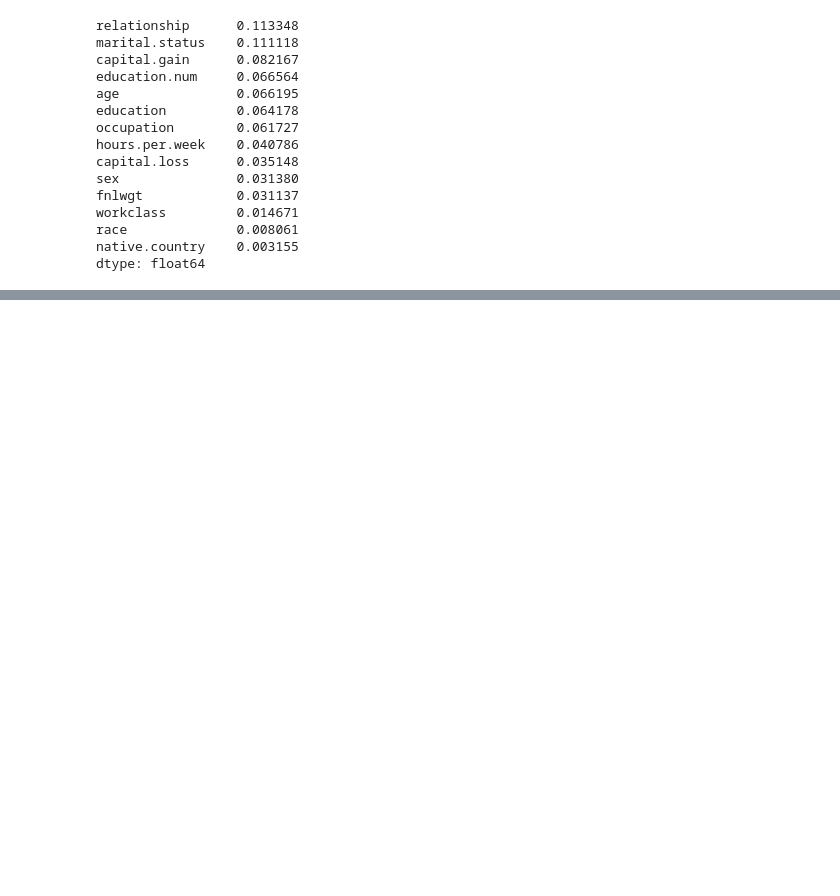
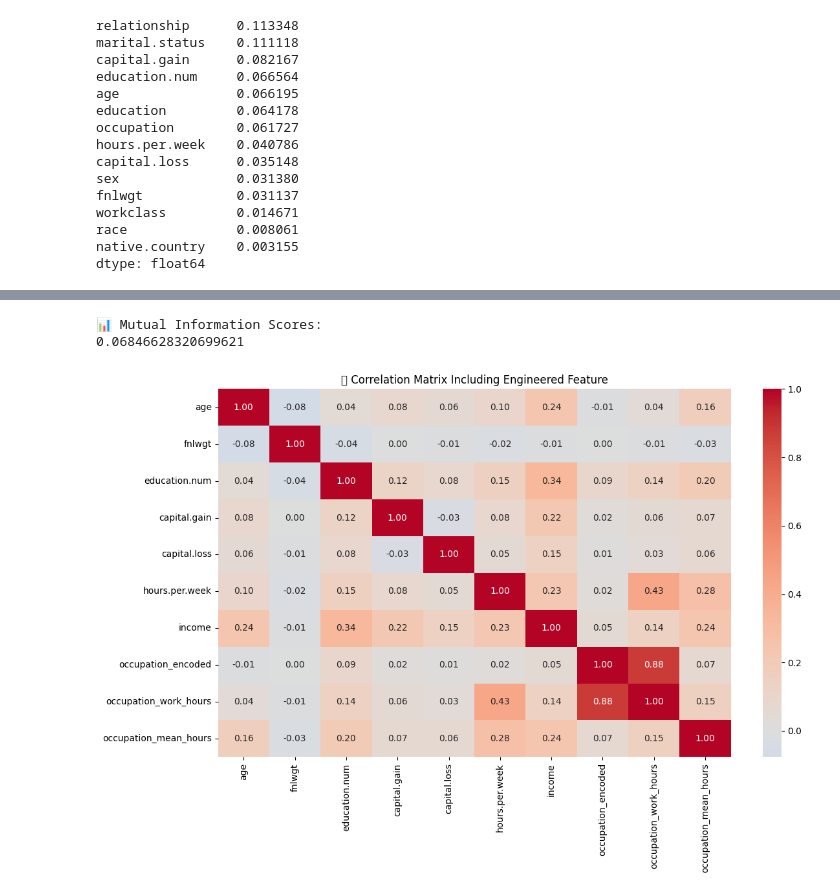
Before and after one commit to vijaivimu/SDS-CP034-incomeinsight, a Jupyter notebook: submissions/team-members/Vijai/03_week2_feature_eng.ipynb, the cells around one changed output, grey strips where cells are left out. Saved outputs shown, nothing was run; the diff lists cells and outputs as text; code cells hidden in the pictures; blank space fills up the shorter version.

```diff
--- a/submissions/team-members/Vijai/03_week2_feature_eng.ipynb
+++ b/submissions/team-members/Vijai/03_week2_feature_eng.ipynb
@@ -62,0 +86,46 @@ dtype: float64
+# %%
+from sklearn.feature_selection import mutual_info_classif
+
+# Prepare data
+df_test = df_fe.copy()
+X = df_test.drop(columns='income')
+y = df_test['income']
+
+# Convert all categoricals
+from sklearn.preprocessing import LabelEncoder
+for col in X.select_dtypes(include='object').columns:
+    X[col] = LabelEncoder().fit_transform(X[col])
+
+# Compute mutual information
+mi_scores = mutual_info_classif(X, y, discrete_features='auto')
+mi_series = pd.Series(mi_scores, index=X.columns).sort_values(ascending=False)
+
+# Display importance
+print("📊 Mutual Information Scores:")
+print(mi_series['occupation_mean_hours'])  # Just this feature
+# %% [output]
+📊 Mutual Information Scores:
+0.06846628320699621
+# %%
+import matplotlib.pyplot as plt
+import seaborn as sns
+
+# Include the engineered feature
+num_cols = df_fe.select_dtypes(include=['int64', 'float64']).columns.tolist()
+
+# Add only if not already present
+if 'occupation_mean_hours' not in num_cols:
+    num_cols.append('occupation_mean_hours')
+
+# Compute correlation matrix
+correlation_matrix = df_fe[num_cols].corr()
+
+# Plot heatmap
+plt.figure(figsize=(12, 8))
+sns.heatmap(correlation_matrix, annot=True, cmap='coolwarm', center=0, fmt=".2f")
+plt.title("🔍 Correlation Matrix Including Engineered Feature")
+plt.tight_layout()
+plt.savefig("charts/week2_q2_heatmap_occupation_mean_hours.png", bbox_inches='tight')
+plt.show()
+# %% [output]
+[figure, added]
```
Also changed, not shown: parts of 3 cells of this notebook, 4 other files.
